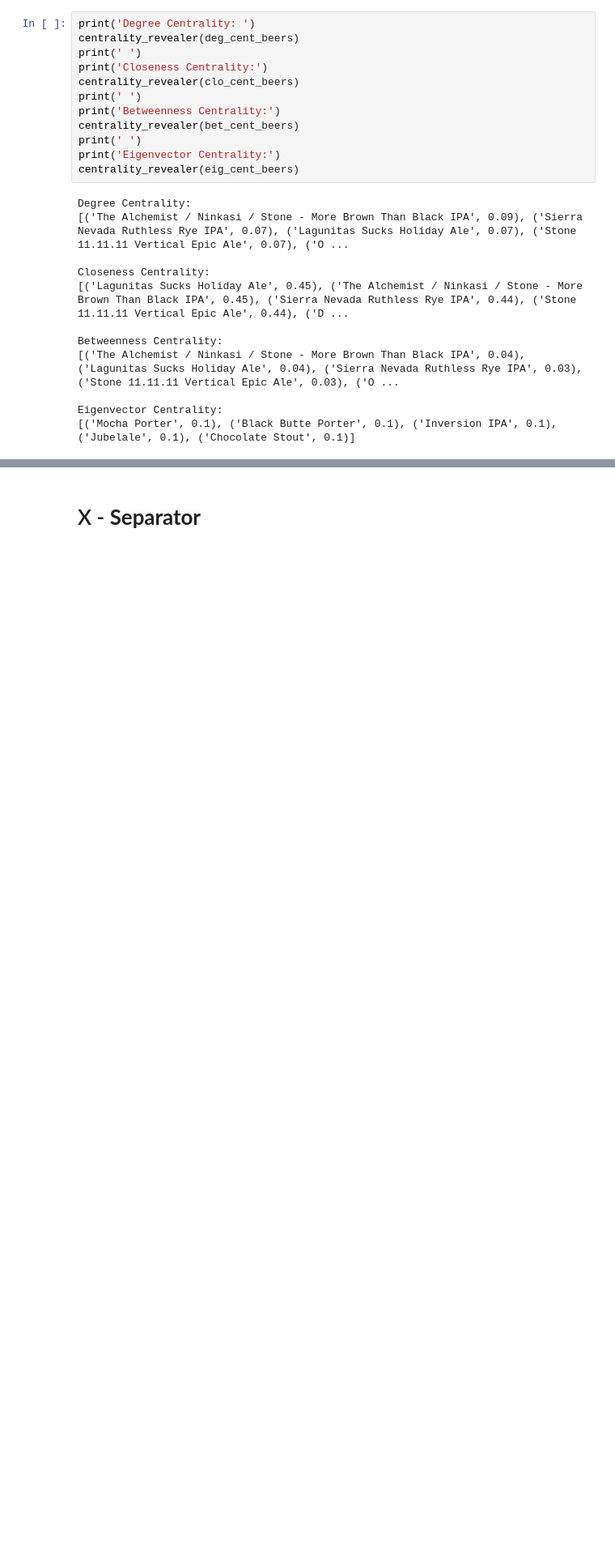
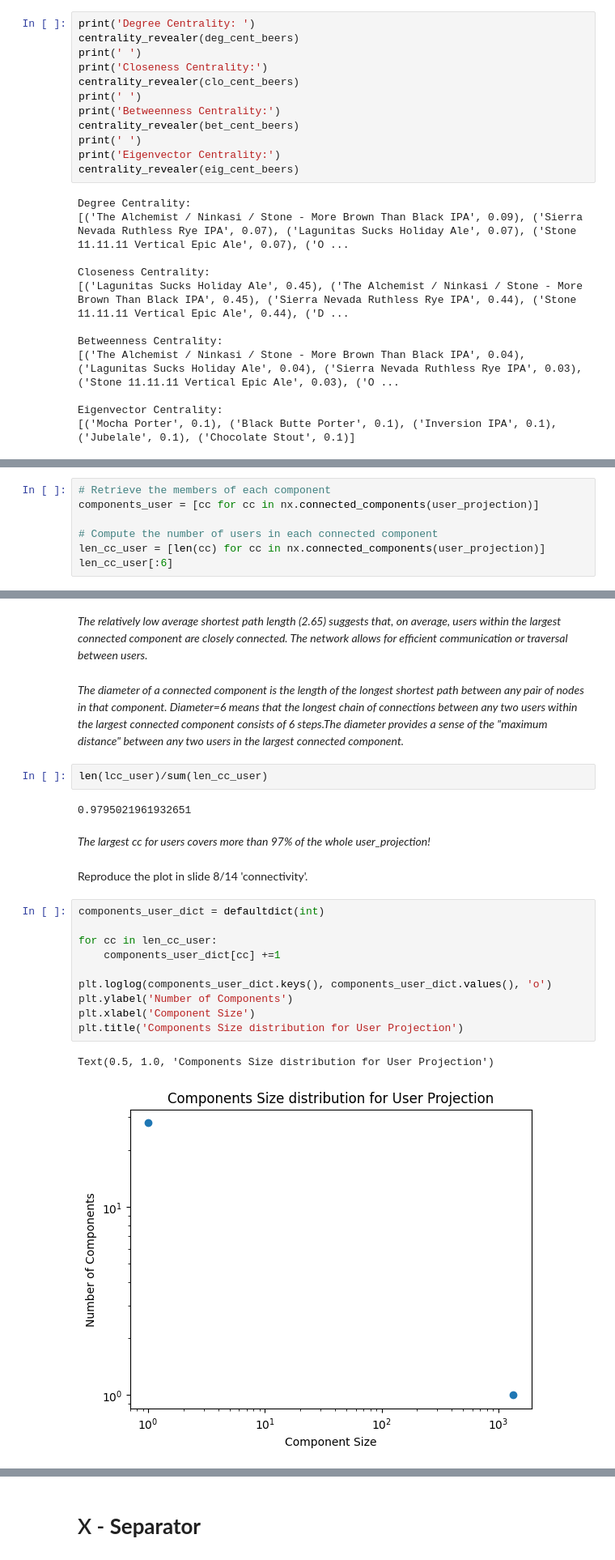
Before and after one commit to giordanovitale/BeerNetwork, a Jupyter notebook: project.ipynb, the cells around one changed output, grey strips where cells are left out. Shown at 81% size. Saved outputs shown, nothing was run; the diff lists cells and outputs as text; blank space fills up the shorter version.

Commit message:
Connectivity

```diff
--- a/project.ipynb
+++ b/project.ipynb
@@ -742,0 +750,7 @@ Eigenvector Centrality:
+# %%
+# Retrieve the members of each component
+components_user = [cc for cc in nx.connected_components(user_projection)]
+
+# Compute the number of users in each connected component
+len_cc_user = [len(cc) for cc in nx.connected_components(user_projection)]
+len_cc_user[:6]
@@ -742,0 +773,25 @@ Eigenvector Centrality:
+# %% [markdown]
+_The relatively low average shortest path length (2.65) suggests that, on average, users within the largest connected component are closely connected. The network allows for efficient communication or traversal between users._
+# %% [markdown]
+_The diameter of a connected component is the length of the longest shortest path between any pair of nodes in that component. Diameter=6 means that the longest chain of connections between any two users within the largest connected component consists of 6 steps.The diameter provides a sense of the "maximum distance" between any two users in the largest connected component._
+# %%
+len(lcc_user)/sum(len_cc_user)
+# %% [output]
+0.9795021961932651
+# %% [markdown]
+_The largest cc for users covers more than 97% of the whole user_projection!_
+# %% [markdown]
+Reproduce the plot in slide 8/14 'connectivity'.
+# %%
+components_user_dict = defaultdict(int)
+
+for cc in len_cc_user:
+    components_user_dict[cc] +=1
+
+plt.loglog(components_user_dict.keys(), components_user_dict.values(), 'o')
+plt.ylabel('Number of Components')
+plt.xlabel('Component Size')
+plt.title('Components Size distribution for User Projection')
+# %% [output]
+Text(0.5, 1.0, 'Components Size distribution for User Projection')
+[figure, added]
```
Also changed, not shown: parts of 32 cells of this notebook.
